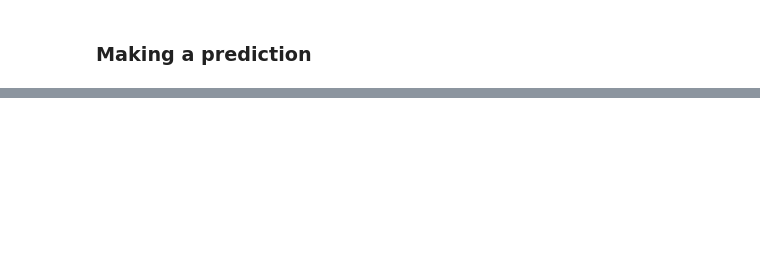
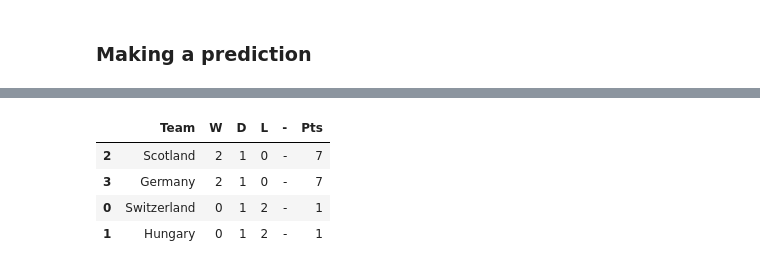
Before and after one commit to axndyg/euros-WebScraping, a Jupyter notebook: euros_modeling.ipynb, the cells around one changed output, grey strips where cells are left out. Cells and saved outputs as stored; diff of their text form; code cells hidden in the pictures; blank space fills up the shorter version.

```diff
--- a/euros_modeling.ipynb
+++ b/euros_modeling.ipynb
@@ -374,0 +393,8 @@ en_tables[0]
+# %%
+group_tables[0]
+# %% [output]
+|  | Team | W | D | L | - | Pts |
+| 2 | Scotland | 2 | 1 | 0 | - | 7 |
+| 3 | Germany | 2 | 1 | 0 | - | 7 |
+| 0 | Switzerland | 0 | 1 | 2 | - | 1 |
+| 1 | Hungary | 0 | 1 | 2 | - | 1 |
```
Also changed, not shown: parts of 9 cells of this notebook.
